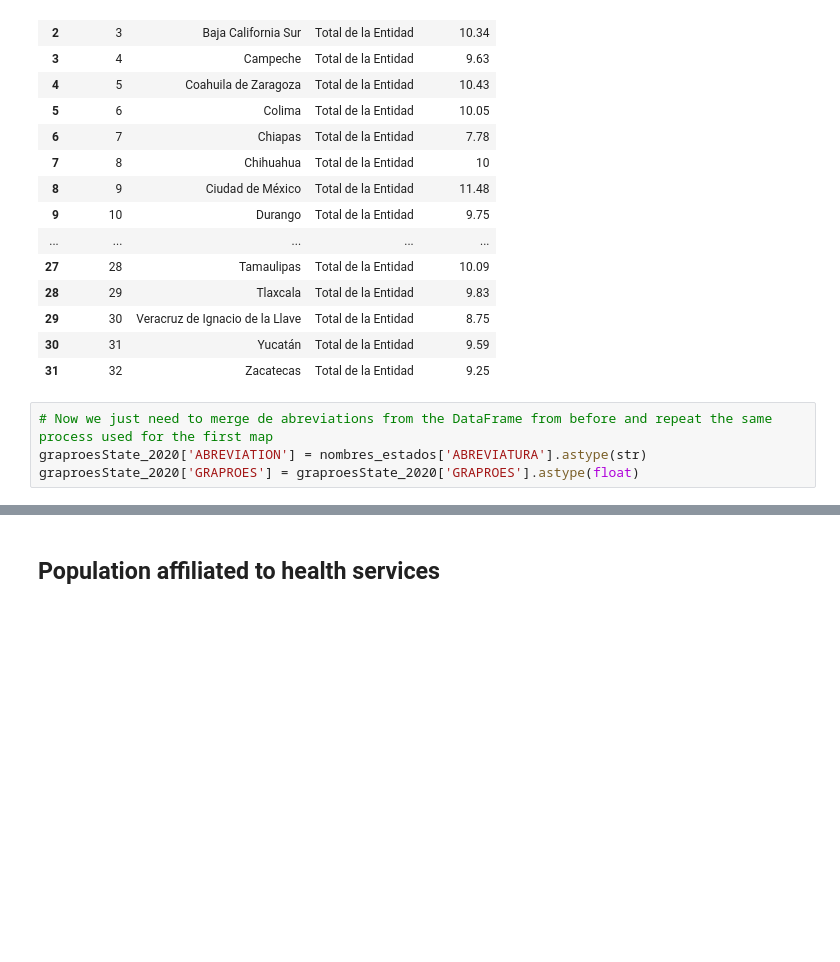
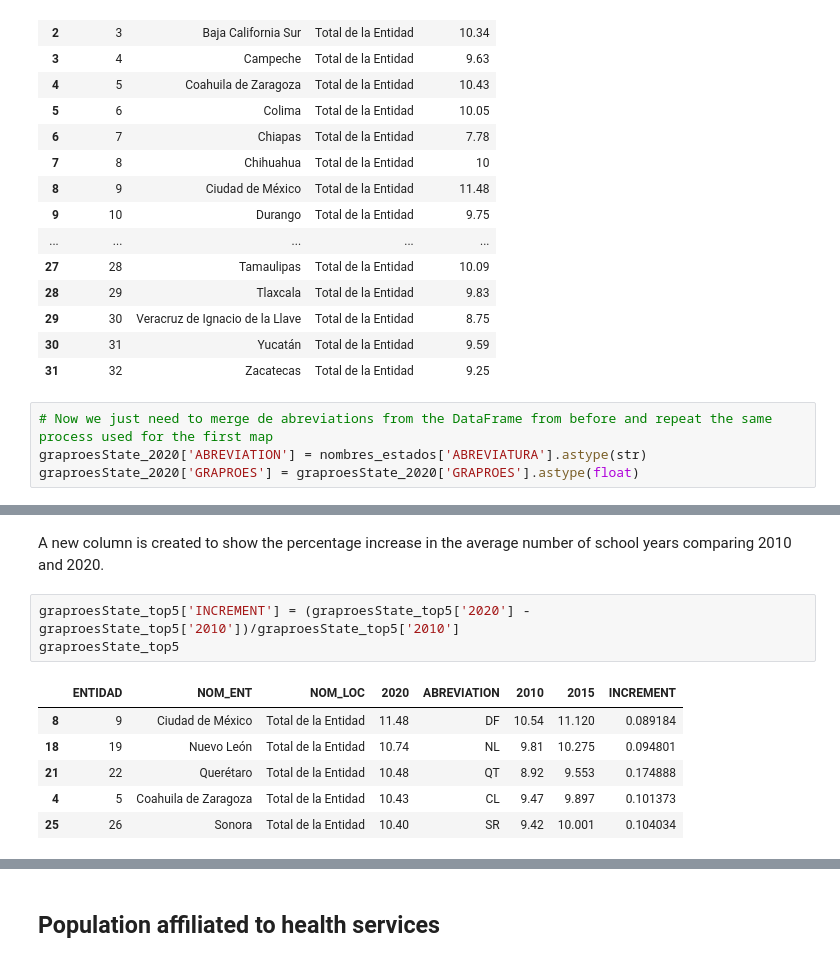
Before and after one commit to aarondiuz/Proyecto_Censo, a Jupyter notebook: Proyecto_Censo.ipynb, the cells around one changed output, grey strips where cells are left out. Cells and saved outputs as stored; diff of their text form; blank space fills up the shorter version.

```diff
--- a/Proyecto_Censo.ipynb
+++ b/Proyecto_Censo.ipynb
@@ -443,0 +535,12 @@ mapa_grapoes
+# %% [markdown]
+A new column is created to show the percentage increase in the average number of school years comparing 2010 and 2020.
+# %%
+graproesState_top5['INCREMENT'] = (graproesState_top5['2020'] - graproesState_top5['2010'])/graproesState_top5['2010']
+graproesState_top5
+# %% [output]
+|  | ENTIDAD | NOM_ENT | NOM_LOC | 2020 | ABREVIATION | 2010 | 2015 | INCREMENT |
+| 8 | 9 | Ciudad de México | Total de la Entidad | 11.48 | DF | 10.54 | 11.120 | 0.089184 |
+| 18 | 19 | Nuevo León | Total de la Entidad | 10.74 | NL | 9.81 | 10.275 | 0.094801 |
+| 21 | 22 | Querétaro | Total de la Entidad | 10.48 | QT | 8.92 | 9.553 | 0.174888 |
+| 4 | 5 | Coahuila de Zaragoza | Total de la Entidad | 10.43 | CL | 9.47 | 9.897 | 0.101373 |
+| 25 | 26 | Sonora | Total de la Entidad | 10.40 | SR | 9.42 | 10.001 | 0.104034 |
```
Also changed, not shown: parts of 17 cells of this notebook, 1 other file.
